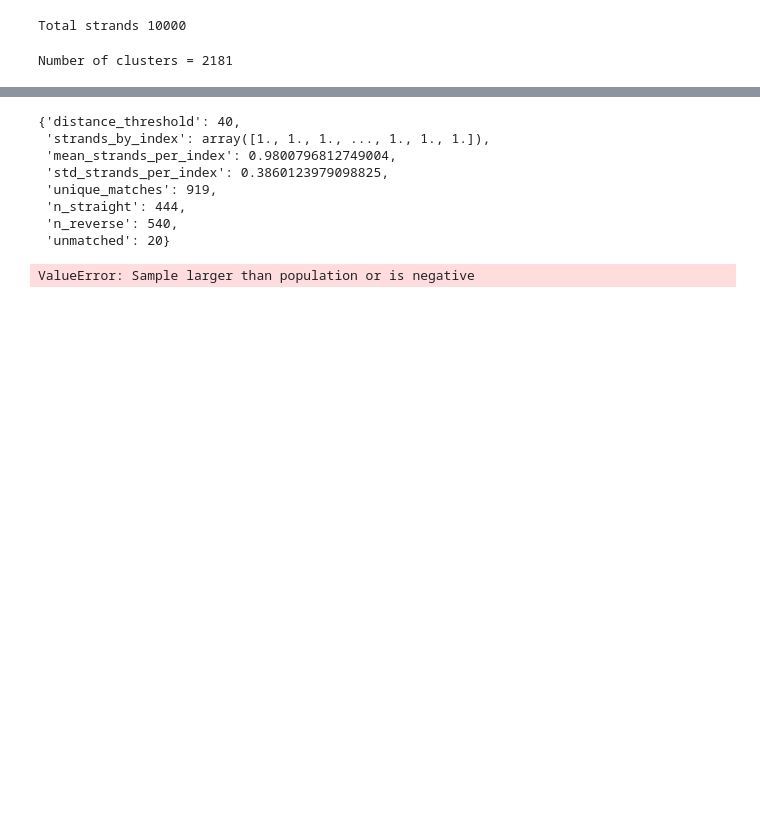
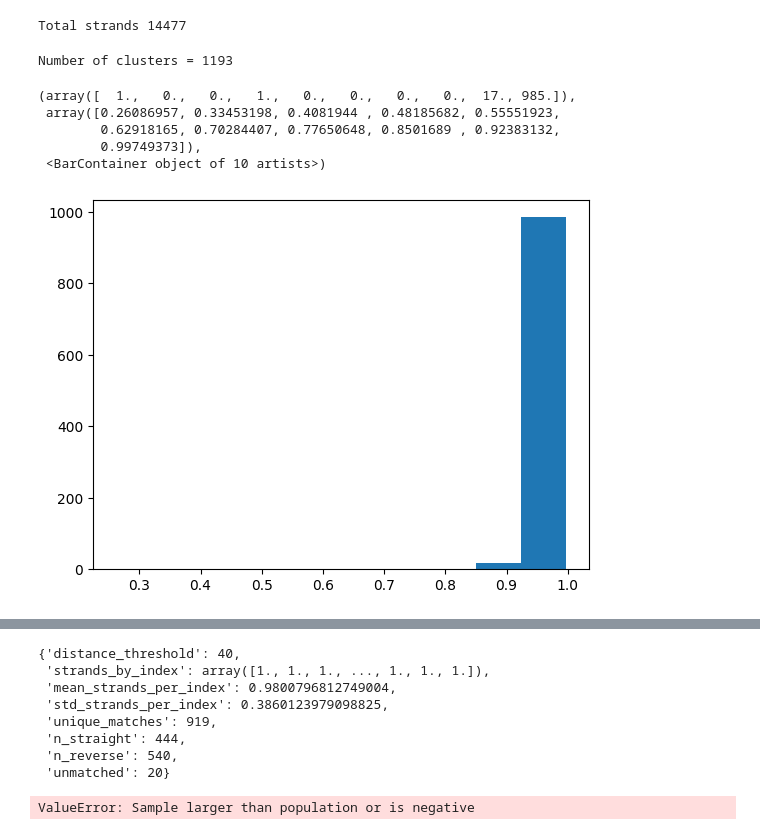
Before and after one commit to Parvfect/Incomplete_cycles, a Jupyter notebook: v2/raptor.ipynb, the cells around one changed output, grey strips where cells are left out. Cells and saved outputs as stored; diff of their text form; code cells hidden in the pictures; blank space fills up the shorter version.

Commit message:
clustering works. Now the problem is sequence reconstruction

```diff
--- a/v2/raptor.ipynb
+++ b/v2/raptor.ipynb
@@ -20,0 +34,2 @@ sampled = random.sample(reads, 10000)
+# %%
+sampled_reads, sampled_ids = utils.sample_reads(reads, ids, n_samples=15000)
@@ -36,6 +63,6 @@ seqs_sampled = [str(i.seq) for i in sampled]
 # %%
-cluster_inds, cluster_strands, centroids = heirarchal_clustering.cluster_trivial(seqs_sampled, use_centroids=False, distance_threshold=40)
+cluster_inds, cluster_strands, centroids = heirarchal_clustering.cluster_trivial(sampled_reads, use_centroids=False, distance_threshold=40)
 # %% [output]
-Total strands 10000
+Total strands 14477
-Number of clusters = 2181
+Number of clusters = 1193
 # %%
@@ -50,0 +80,46 @@ clustered_seqs = sorted_clustered_seqs
+# %%
+
+
+def check_clusters(original_strands, clusters, sampled_reads, make_guess=False):
+    """
+    Given the cluster indices, returns the traceback recoveries (checks for reversals)
+    """
+
+    recs = []
+    guesses = []
+    for cluster in tqdm(clusters):
+        strand_id = sampled_ids[cluster[0]]
+
+        if strand_id == 'junk_seq' or strand_id == 'random_seq':
+            continue
+
+        original_strand_index = original_strand_ids.index(strand_id)
+        reference = original_strands[original_strand_index]
+        cluster_head = sampled_reads[cluster[0]]
+
+        if make_guess:
+            guess_sequences = [sampled_reads[i] for i in cluster]
+            guess = heirarchal_clustering.make_prediction(guess_sequences, min(15, len(guess_sequences)))
+            cluster_head = guess
+
+        rec_1 = ratio(reference, cluster_head)
+        rec_2 = ratio(reference, utils.reverse_complement(cluster_head))
+
+        if rec_1 > rec_2:
+            guesses.append(cluster_head)
+        else:
+            guesses.append(utils.reverse_complement(cluster_head))
+
+        recs.append(max([rec_1, rec_2]))
+
+    return recs, guesses
+# %%
+recs, guesses = check_clusters(original_strands, clusters[:1004], sampled_reads)
+plt.hist(recs)
+# %% [output]
+(array([  1.,   0.,   0.,   1.,   0.,   0.,   0.,   0.,  17., 985.]),
+ array([0.26086957, 0.33453198, 0.4081944 , 0.48185682, 0.55551923,
+        0.62918165, 0.70284407, 0.77650648, 0.8501689 , 0.92383132,
+        0.99749373]),
+ <BarContainer object of 10 artists>)
+[figure, added]
```
Also changed, not shown: parts of 28 cells of this notebook.
